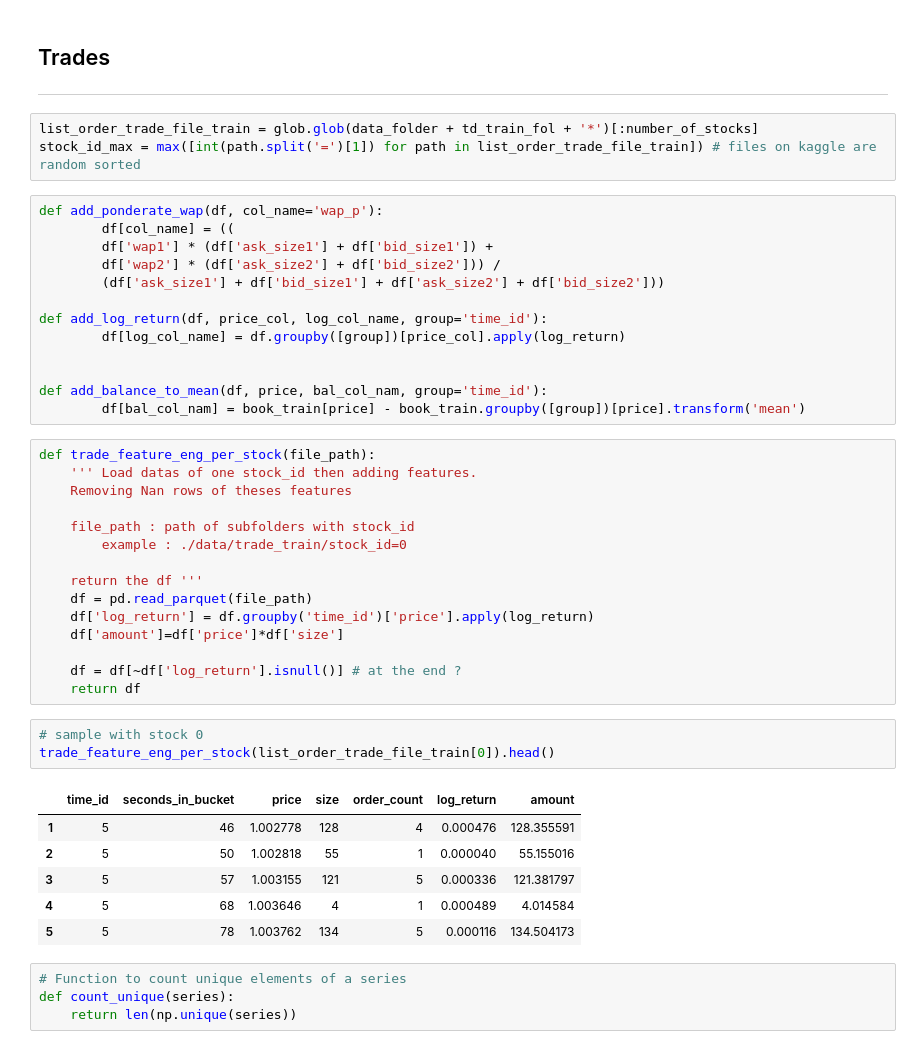
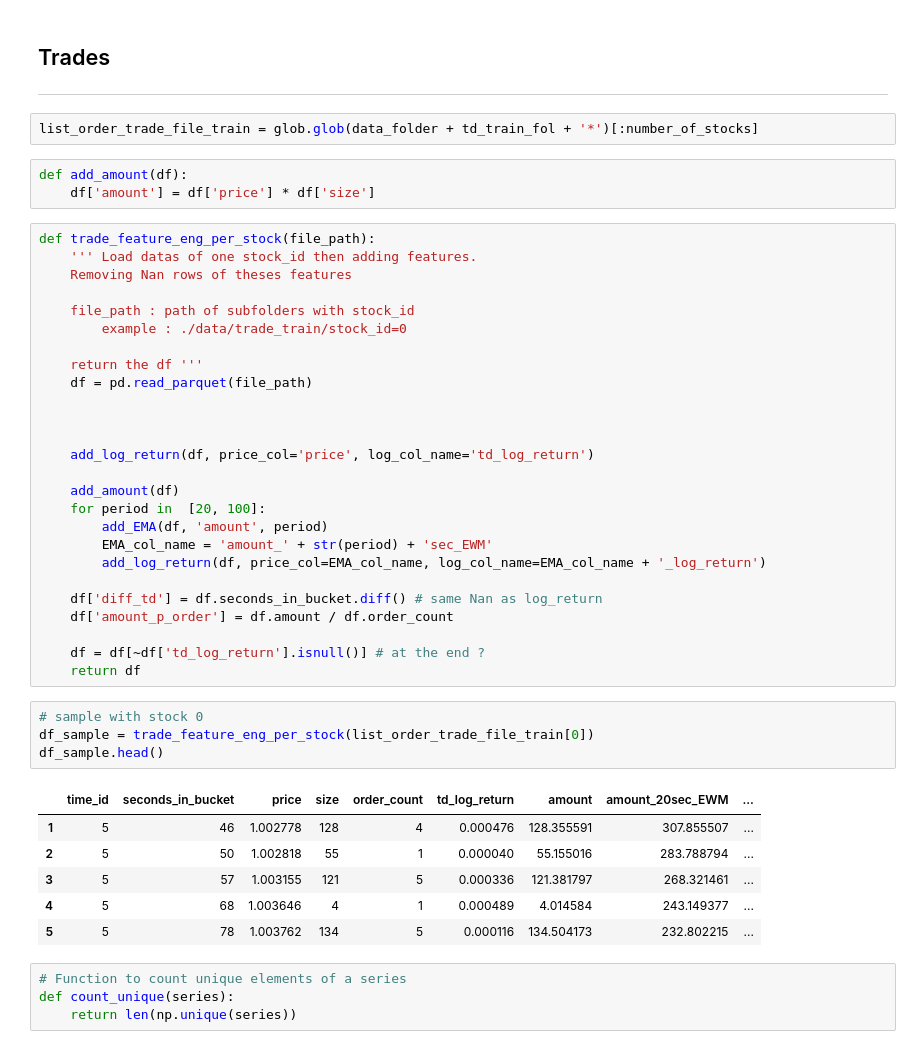
Before and after one commit to abugeia/P8_kaggle_competition, a Jupyter notebook: P8_kaggle_competition.ipynb, the cells around one changed output. Drawn from its saved outputs; the diff is of its cells as text.

```diff
--- a/P8_kaggle_competition.ipynb
+++ b/P8_kaggle_competition.ipynb
@@ -533,22 +549,11 @@ Wall time: 2min
 # %% [markdown]
 ## Trades
 ---
-# %%
-list_order_trade_file_train = glob.glob(data_folder + td_train_fol + '*')[:number_of_stocks]
-stock_id_max = max([int(path.split('=')[1]) for path in list_order_trade_file_train]) # files on kaggle are random sorted
-# %%
-def add_ponderate_wap(df, col_name='wap_p'):
-        df[col_name] = ((
-        df['wap1'] * (df['ask_size1'] + df['bid_size1']) +
-        df['wap2'] * (df['ask_size2'] + df['bid_size2'])) /
-        (df['ask_size1'] + df['bid_size1'] + df['ask_size2'] + df['bid_size2']))
-
-def add_log_return(df, price_col, log_col_name, group='time_id'):
-        df[log_col_name] = df.groupby([group])[price_col].apply(log_return)
-
-
-def add_balance_to_mean(df, price, bal_col_nam, group='time_id'):
-        df[bal_col_nam] = book_train[price] - book_train.groupby([group])[price].transform('mean')
+# %%
+list_order_trade_file_train = glob.glob(data_folder + td_train_fol + '*')[:number_of_stocks]
+# %%
+def add_amount(df):
+    df['amount'] = df['price'] * df['size']
 # %%
 def trade_feature_eng_per_stock(file_path):
     ''' Load datas of one stock_id then adding features.
@@ -559,21 +564,33 @@ def trade_feature_eng_per_stock(file_path):
 
     return the df '''
     df = pd.read_parquet(file_path)
-    df['log_return'] = df.groupby('time_id')['price'].apply(log_return)
-    df['amount']=df['price']*df['size']
 
-    df = df[~df['log_return'].isnull()] # at the end ?
+
+
+    add_log_return(df, price_col='price', log_col_name='td_log_return')
+
+    add_amount(df)
+    for period in  [20, 100]:
+        add_EMA(df, 'amount', period)
+        EMA_col_name = 'amount_' + str(period) + 'sec_EWM'
+        add_log_return(df, price_col=EMA_col_name, log_col_name=EMA_col_name + '_log_return')
+
+    df['diff_td'] = df.seconds_in_bucket.diff() # same Nan as log_return
+    df['amount_p_order'] = df.amount / df.order_count
+
+    df = df[~df['td_log_return'].isnull()] # at the end ?
     return df
 # %%
 # sample with stock 0
-trade_feature_eng_per_stock(list_order_trade_file_train[0]).head()
+df_sample = trade_feature_eng_per_stock(list_order_trade_file_train[0])
+df_sample.head()
 # %% [output]
-|  | time_id | seconds_in_bucket | price | size | order_count | log_return | amount |
-| 1 | 5 | 46 | 1.002778 | 128 | 4 | 0.000476 | 128.355591 |
-| 2 | 5 | 50 | 1.002818 | 55 | 1 | 0.000040 | 55.155016 |
-| 3 | 5 | 57 | 1.003155 | 121 | 5 | 0.000336 | 121.381797 |
-| 4 | 5 | 68 | 1.003646 | 4 | 1 | 0.000489 | 4.014584 |
-| 5 | 5 | 78 | 1.003762 | 134 | 5 | 0.000116 | 134.504173 |
+|  | time_id | seconds_in_bucket | price | size | order_count | td_log_return | amount | amount_20sec_EWM | ... |
+| 1 | 5 | 46 | 1.002778 | 128 | 4 | 0.000476 | 128.355591 | 307.855507 | ... |
+| 2 | 5 | 50 | 1.002818 | 55 | 1 | 0.000040 | 55.155016 | 283.788794 | ... |
+| 3 | 5 | 57 | 1.003155 | 121 | 5 | 0.000336 | 121.381797 | 268.321461 | ... |
+| 4 | 5 | 68 | 1.003646 | 4 | 1 | 0.000489 | 4.014584 | 243.149377 | ... |
+| 5 | 5 | 78 | 1.003762 | 134 | 5 | 0.000116 | 134.504173 | 232.802215 | ... |
 # %%
 # Function to count unique elements of a series
 def count_unique(series):
```
Also changed, not shown: parts of 61 cells of this notebook, 1 other file.
